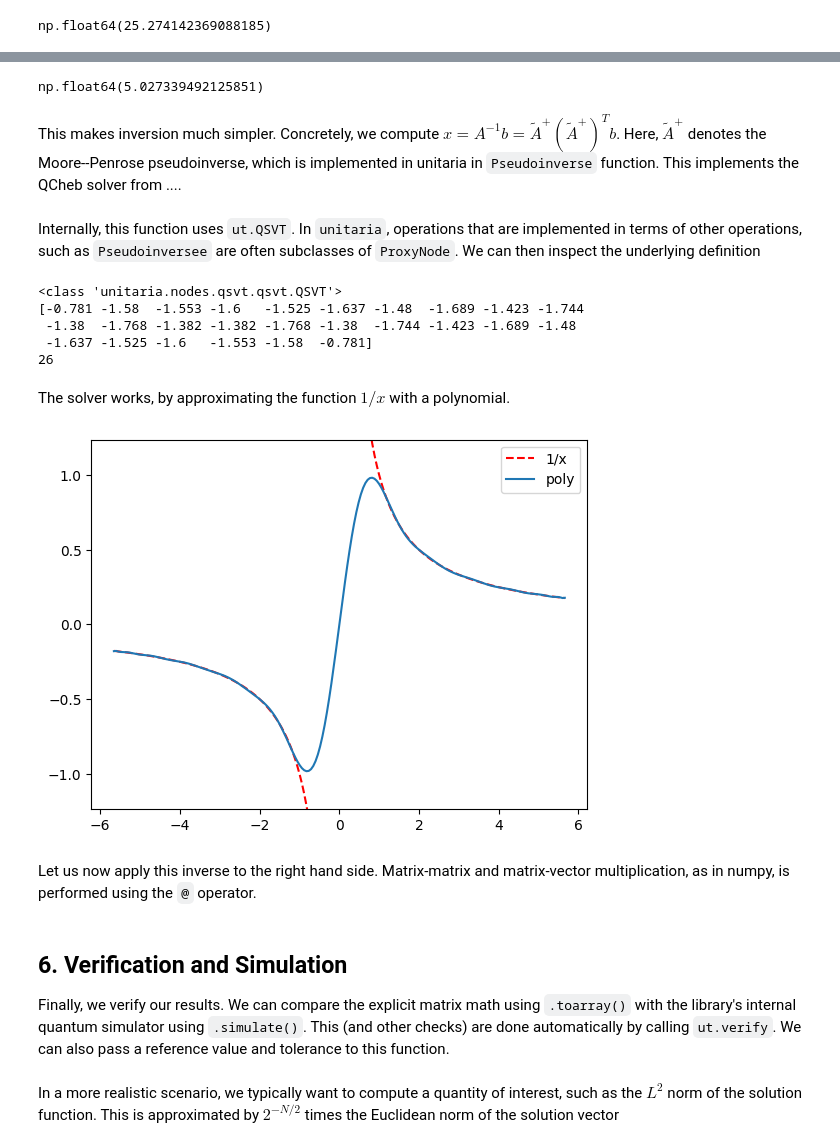
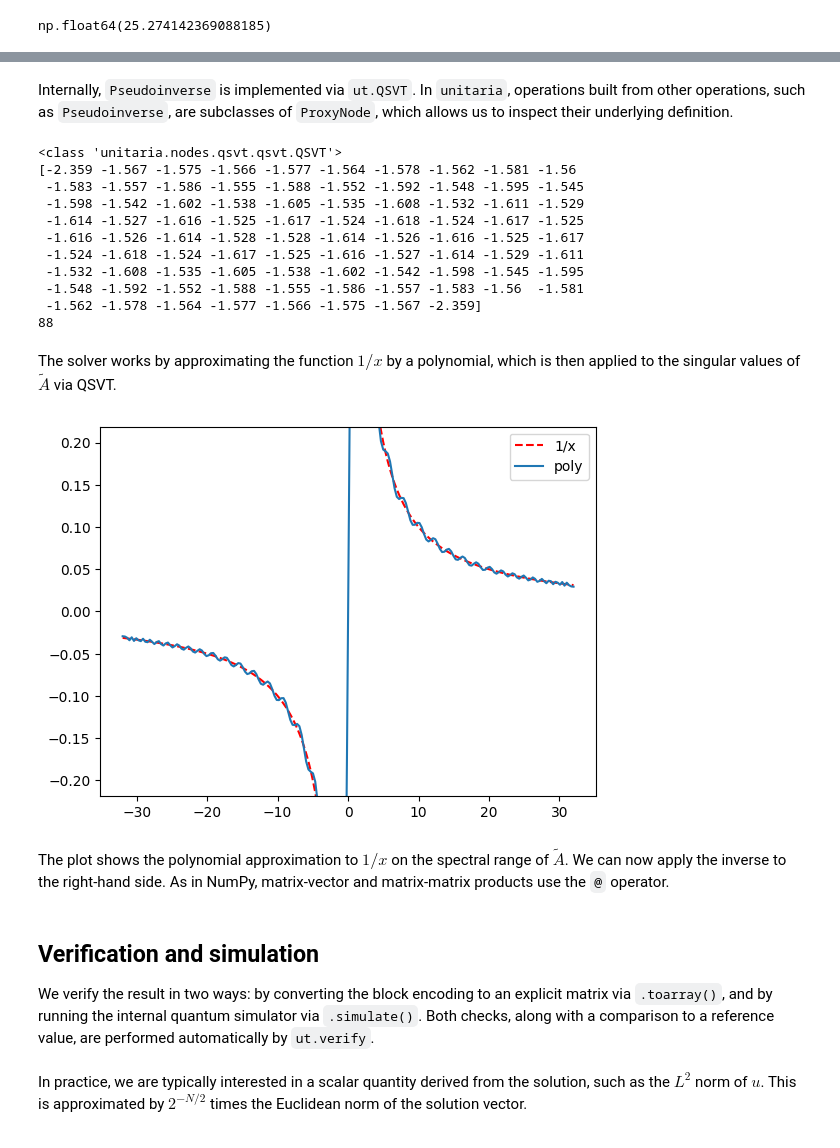
Before and after one commit to tequilahub/unitaria, a Jupyter notebook: examples/partial_differential_equation.ipynb, the cells around one changed output, grey strips where cells are left out. Cells and saved outputs as stored; diff of their text form; code cells hidden in the pictures.

Commit message:
Iterate on fem example and add amplified encoding example

```diff
--- a/examples/partial_differential_equation.ipynb
+++ b/examples/partial_differential_equation.ipynb
@@ -289,45 +310,50 @@ One can think of `A_half` as representing the first derivative, so that its squa
-# %%
-condition = np.linalg.cond(A_half.toarray(), p=2)
-condition
-# %% [output]
-np.float64(5.027339492125851)
-# %% [markdown]
-This makes inversion much simpler. Concretely, we compute $x = A^{-1} b = \tilde{A}^+(\tilde{A}^+)^Tb$. Here, $\tilde{A}^+$ denotes the Moore--Penrose pseudoinverse, which is implemented in unitaria in `Pseudoinverse` function. This implements the QCheb solver from ....
 # %%
-A_half_inv = ut.Pseudoinverse(A_half, condition=condition, tolerance=0.01)
-A_inv = A_half_inv @ A_half_inv.adjoint()
+A_inv = ut.Pseudoinverse(A, condition=condition, tolerance=0.05)
 # %% [markdown]
-Internally, this function uses `ut.QSVT`. In `unitaria`, operations that are implemented in terms of other operations, such as `Pseudoinversee` are often subclasses of `ProxyNode`. We can then inspect the underlying definition
+Internally, `Pseudoinverse` is implemented via `ut.QSVT`. In `unitaria`,
+operations built from other operations, such as `Pseudoinverse`, are
+subclasses of `ProxyNode`, which allows us to inspect their underlying
+definition.
 # %%
-print(type(A_half_inv.get_definition()))
-print(A_half_inv.get_definition().coefficients.angles)
-print(len(A_half_inv.get_definition().coefficients.angles))
+print(type(A_inv.get_definition()))
+print(A_inv.get_definition().coefficients.angles)
+print(len(A_inv.get_definition().coefficients.angles))
 # %% [output]
 <class 'unitaria.nodes.qsvt.qsvt.QSVT'>
-[-0.781 -1.58  -1.553 -1.6   -1.525 -1.637 -1.48  -1.689 -1.423 -1.744
- -1.38  -1.768 -1.382 -1.382 -1.768 -1.38  -1.744 -1.423 -1.689 -1.48
- -1.637 -1.525 -1.6   -1.553 -1.58  -0.781]
-26
+[-2.359 -1.567 -1.575 -1.566 -1.577 -1.564 -1.578 -1.562 -1.581 -1.56
+ -1.583 -1.557 -1.586 -1.555 -1.588 -1.552 -1.592 -1.548 -1.595 -1.545
+ -1.598 -1.542 -1.602 -1.538 -1.605 -1.535 -1.608 -1.532 -1.611 -1.529
+ -1.614 -1.527 -1.616 -1.525 -1.617 -1.524 -1.618 -1.524 -1.617 -1.525
+ -1.616 -1.526 -1.614 -1.528 -1.528 -1.614 -1.526 -1.616 -1.525 -1.617
+ -1.524 -1.618 -1.524 -1.617 -1.525 -1.616 -1.527 -1.614 -1.529 -1.611
+ -1.532 -1.608 -1.535 -1.605 -1.538 -1.602 -1.542 -1.598 -1.545 -1.595
+ -1.548 -1.592 -1.552 -1.588 -1.555 -1.586 -1.557 -1.583 -1.56  -1.581
+ -1.562 -1.578 -1.564 -1.577 -1.566 -1.575 -1.567 -2.359]
+88
 # %% [markdown]
-The solver works, by approximating the function $1/x$ with a polynomial.
+The solver works by approximating the function $1/x$ by a polynomial, which is
+then applied to the singular values of $\tilde{A}$ via QSVT.
 # %%
-poly = A_half_inv.get_definition().coefficients.polynomial
-xs = np.linspace(-A_half.normalization, A_half.normalization, 200)
+poly = A_inv.get_definition().polynomial
+xs = np.linspace(-A.normalization, A.normalization, 200)
 plt.plot(xs[xs > 0], 1 / xs[xs > 0], "r--", label="1/x")
 plt.plot(xs[xs < 0], 1 / xs[xs < 0], "r--")
 plt.plot(xs, poly(xs), label="poly")
 plt.legend()
-_ = plt.ylim([-7 / A_half.normalization, 7 / A_half.normalization])
+_ = plt.ylim([-7 / A.normalization, 7 / A.normalization])
 # %% [output]
-[figure, old version]
+[figure, new version]
 # %% [markdown]
-Let us now apply this inverse to the right hand side. Matrix-matrix and matrix-vector multiplication, as in numpy, is performed using the `@` operator.
+The plot shows the polynomial approximation to $1/x$ on the spectral range of
+$\tilde{A}$. We can now apply the inverse to the right-hand side. As in NumPy,
+matrix-vector and matrix-matrix products use the `@` operator.
 # %%
 solution = A_inv @ b
 # %% [markdown]
-## 6. Verification and Simulation
+## Verification and simulation
 
-Finally, we verify our results. We can compare the explicit matrix math using `.toarray()` with the library's internal quantum simulator using `.simulate()`. This (and other checks) are done automatically by calling `ut.verify`. We can also pass a reference value and tolerance to this function.
+We verify the result in two ways: by converting the block encoding to an explicit matrix via `.toarray()`, and by running the internal quantum simulator via `.simulate()`. Both checks, along with a comparison to a reference value,
+are performed automatically by `ut.verify`.
 # %%
 dim = 2**N - 1
 A_reference = 2**N * (2 * np.eye(dim) - np.eye(dim, k=-1) - np.eye(dim, k=1))
@@ -335,7 +361,7 @@ reference = np.linalg.solve(A_reference, 2 ** (-N) * np.ones(dim))
 ut.verify(A, A_reference)
 ut.verify(solution, reference, atol=0.15)
 # %% [markdown]
-In a more realistic scenario, we typically want to compute a quantity of interest, such as the $L^2$ norm of the solution function. This is approximated by $2^{-N/2}$ times the Euclidean norm of the solution vector
+In practice, we are typically interested in a scalar quantity derived from the solution, such as the $L^2$ norm of $u$. This is approximated by $2^{-N/2}$ times the Euclidean norm of the solution vector.
 # %%
 measured_qoi = solution.simulate_norm() * 2 ** (-N / 2)
 print(f"Measured quantity of interest: {measured_qoi}")
```
Also changed, not shown: parts of 35 cells of this notebook, 5 other files.
